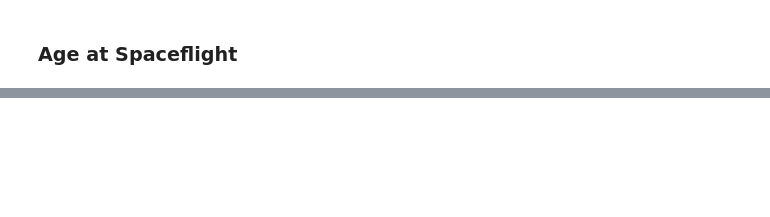
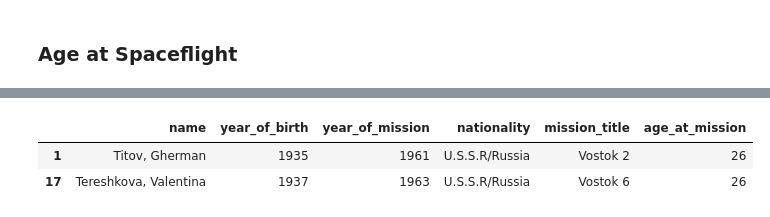
Before and after one commit to itak365/international_astronaut_db, a Jupyter notebook: astronauts_stats.ipynb, the cells around one changed output, grey strips where cells are left out. Saved outputs shown, nothing was run; the diff lists cells and outputs as text; code cells hidden in the pictures; blank space fills up the shorter version.

```diff
--- a/astronauts_stats.ipynb
+++ b/astronauts_stats.ipynb
@@ -114,6 +200,10 @@ print('The average age of all astronauts at mission launch prior to 2020 is ' +
 # %%
 ##Youngest Astronauts at Mission Launch
 df3_youngest = (df3[df3.age_at_mission == df3.age_at_mission.min()])
-df2_youngest.drop_duplicates(subset=['name'], keep= 'first')
+df3_youngest.drop_duplicates(subset=['name'], keep= 'first')
+# %% [output]
+|  | name | year_of_birth | year_of_mission | nationality | mission_title | age_at_mission |
+| 1 | Titov, Gherman | 1935 | 1961 | U.S.S.R/Russia | Vostok 2 | 26 |
+| 17 | Tereshkova, Valentina | 1937 | 1963 | U.S.S.R/Russia | Vostok 6 | 26 |
 # %%
 wiki.summary(df3_youngest['name'], sentences=3)
```
Also changed, not shown: parts of 16 cells of this notebook, 1 other file.
